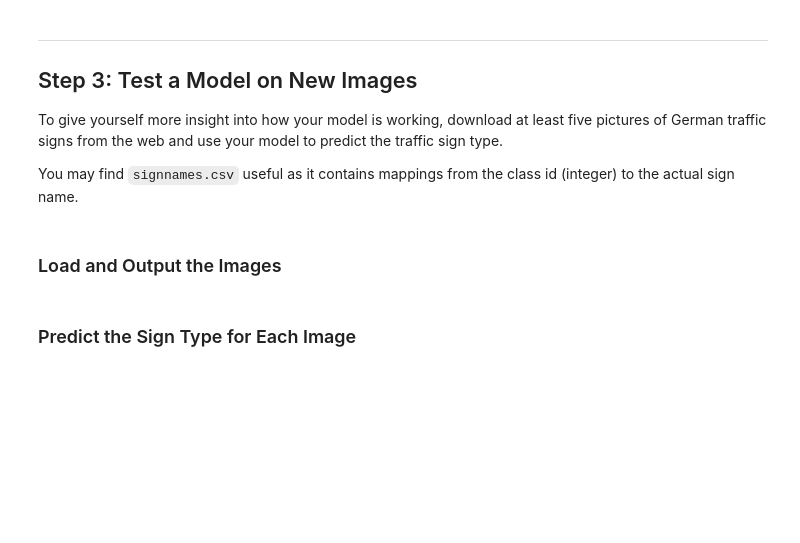
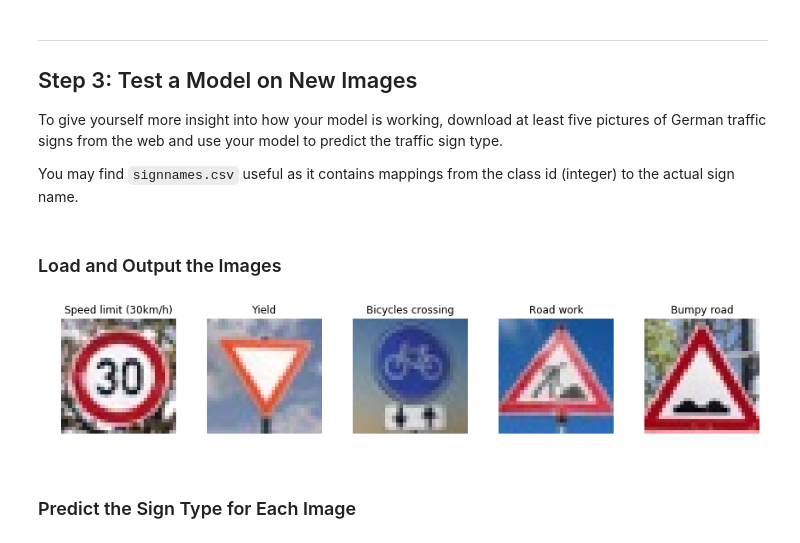
Before and after one commit to matttpj/CarND-Traffic-Sign-Classifier, a Jupyter notebook: Traffic_Sign_Classifier-P3.ipynb, the cells around one changed output. Cells and saved outputs as stored; diff of their text form; code cells hidden in the pictures; blank space fills up the shorter version.

```diff
--- a/Traffic_Sign_Classifier-P3.ipynb
+++ b/Traffic_Sign_Classifier-P3.ipynb
@@ -456,3 +511,48 @@ import tensorflow as tf
+# %%
+import random
+import numpy as np
+import matplotlib.pyplot as plt
+import matplotlib.image as mpimg
+import glob
+import csv
+# Visualizations will be shown in the notebook.
+%matplotlib inline
+
+
+def plot_figures(figures, nrows = 1, ncols=1, labels=None):
+    fig, axs = plt.subplots(ncols=ncols, nrows=nrows, figsize=(12, 14))
+    axs = axs.ravel()
+    for index, title in zip(range(len(figures)), figures):
+        axs[index].imshow(figures[title], plt.gray())
+        if(labels != None):
+            axs[index].set_title(labels[index])
+        else:
+            axs[index].set_title(title)
+
+        axs[index].set_axis_off()
+
+    plt.tight_layout()
+
+# Make a list of calibration images
+web_images = sorted(glob.glob('./test_images/*.jpg'))
+web_labels = np.array([1, 13, 29, 25, 22])
+
+name_values = np.genfromtxt('signnames.csv', skip_header=1, dtype=[('myint','i8'), ('mysring','S55')], delimiter=',')
+
+figs = {}
+labels = {}
+web_signs = []
+index = 0
+for sign in web_images:
+    img = cv2.cvtColor(cv2.imread(sign), cv2.COLOR_BGR2RGB)
+    web_signs.append(img)
+    figs[index] = img
+    labels[index] = name_values[web_labels[index]][1].decode('ascii')
+    index += 1
+
+plot_figures(figs, 1, 5, labels)
+# %% [output]
+[figure, added]
 # %% [markdown]
 ### Predict the Sign Type for Each Image
 # %%
```
Also changed, not shown: parts of 16 cells of this notebook, 3 other files.
